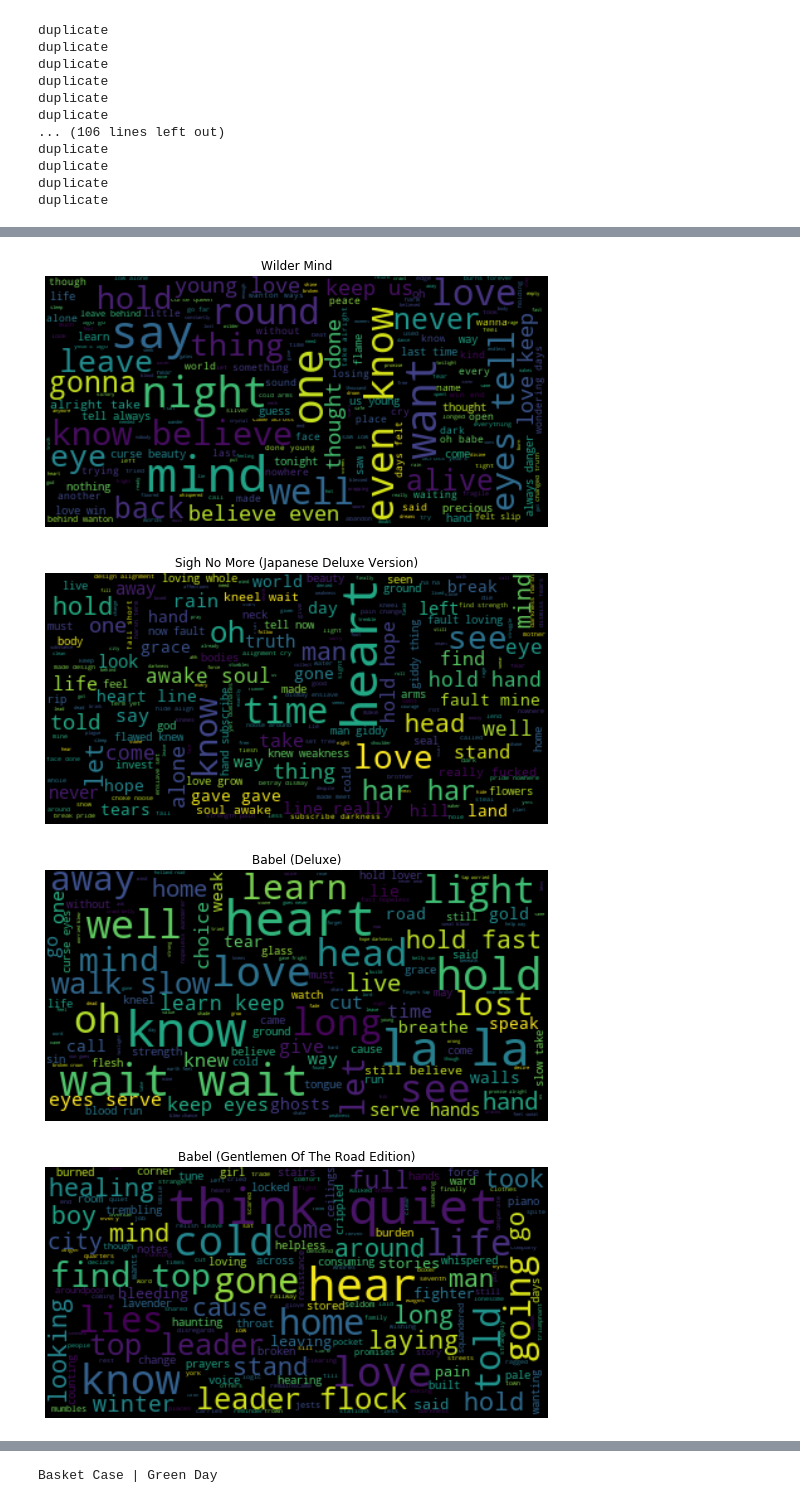
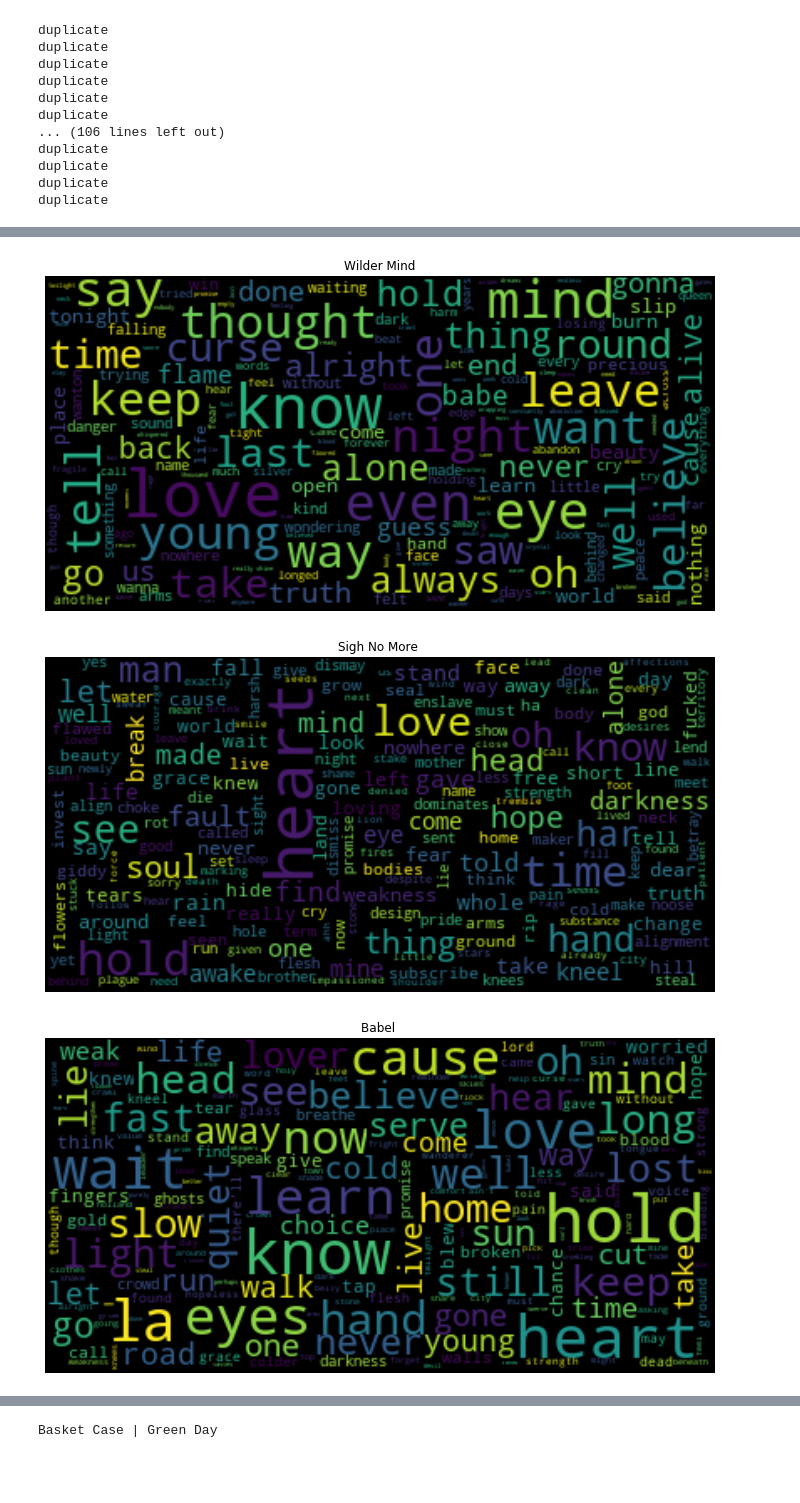
Before and after one commit to sejaldua/lyrical-sentiment-analysis, a Jupyter notebook: mumford.ipynb, the cells around one changed output, grey strips where cells are left out. Saved outputs shown, nothing was run; the diff lists cells and outputs as text; code cells hidden in the pictures; blank space fills up the shorter version.

```diff
--- a/mumford.ipynb
+++ b/mumford.ipynb
@@ -566,6 +534,7 @@ for s, t in list(zip(songs, tags)):
 tags = new_tags
 albums = new_albums
 print(tags)
+albums = [a[0:a.find("(")] if a.find("(") != -1 else a for a in albums]
 print(albums)
 # %% [output]
 ['42', 'Guiding Light', 'Woman', 'Beloved', 'The Wild', 'October Skies', 'Slip Away', 'Rose Of Sharon', 'Picture You', 'Darkness Visible', 'If I Say', 'Wild Heart', 'Forever', 'Delta', 'Tompkins Squar ...
@@ -619,14 +588,20 @@ def get_clean_words(words):
     # Set words to lowercase and remove them if they are stop words
     words = [w.lower() for w in words if w.lower() not in stopwords]
 
-    # Removes words in parentheses and apostrophes
-    words = [w for w in words if w.find('(') == -1 and w.find(')') == -1 and w.find('?') == -1 and w.find('\'') == -1]
-
-    # Remove commas
+    # Remove punctuation
+    words = [w.replace('(', '') for w in words]
+    words = [w.replace(')', '') for w in words]
+    words = [w.replace('?', '') for w in words]
     words = [w.replace(',', '') for w in words]
+    words = [w.replace('.', '') for w in words]
+    words = [w.replace('"', '') for w in words]
+    words = [w.replace('!', '') for w in words]
 
     # Remove numbers
     words = [w for w in words if not _isnum(w)]
+
+    # Only keep words with more than one character
+    words = [w for w in words if len(w) > 1]
 
     return words
 
@@ -636,16 +611,20 @@ def word_count(text):
 
 corpus = {}
 word_counts = []
+for i in range(len(tags)):
+    if tags[i] == 5 or tags[i] == 8:
+        tags[i] = 4
 for t in tags:
     corpus[t] = []
 for s, t in list(zip(song_words, tags)):
     clean_words = get_clean_words(s)
     corpus[t].append(' '.join(clean_words))
 for t in corpus:
-    corpus[t] = ''.join(corpus[t])
+    corpus[t] = ' '.join(corpus[t])
 
 with open('mumford.csv', 'w') as f:
     for key in corpus.keys():
         my_dict = word_count(corpus[key])
+        print(key, my_dict["love"])
         for k in my_dict.keys():
             f.write("%s,%s,%s\n"%(albums[key],k,my_dict[k]))
@@ -660,15 +646,12 @@ print(corpus)
 # %%
-plt.figure(figsize=(12, 18))
 i = 0
 for t in corpus:
-#     print(t)
-#     plt.subplot(len(corpus.keys()), 1, i+1)
-    fig = plt.figure(figsize=(9, 6))
+    print(t)
+    fig = plt.figure(figsize=(12, 18))
     plt.title(albums[t])
-    wc = wordcloud.WordCloud(max_font_size=40).generate(corpus[t])
+    wc = wordcloud.WordCloud(max_font_size=40, collocations=False).generate(corpus[t])
     plt.imshow(wc, interpolation="bilinear")
     plt.axis("off")
     fig.savefig(albums[t] + '.png')
     i += 1
-plt.show()
 # %% [output]
@@ -677,4 +663,3 @@ plt.show()
-[figure, old version]
+[figure, new version]
-[figure, old version]
+[figure, new version]
-[figure, old version]
+[figure, new version]
-[figure, removed]
```
Also changed, not shown: parts of 8 cells of this notebook, 21 other files.
